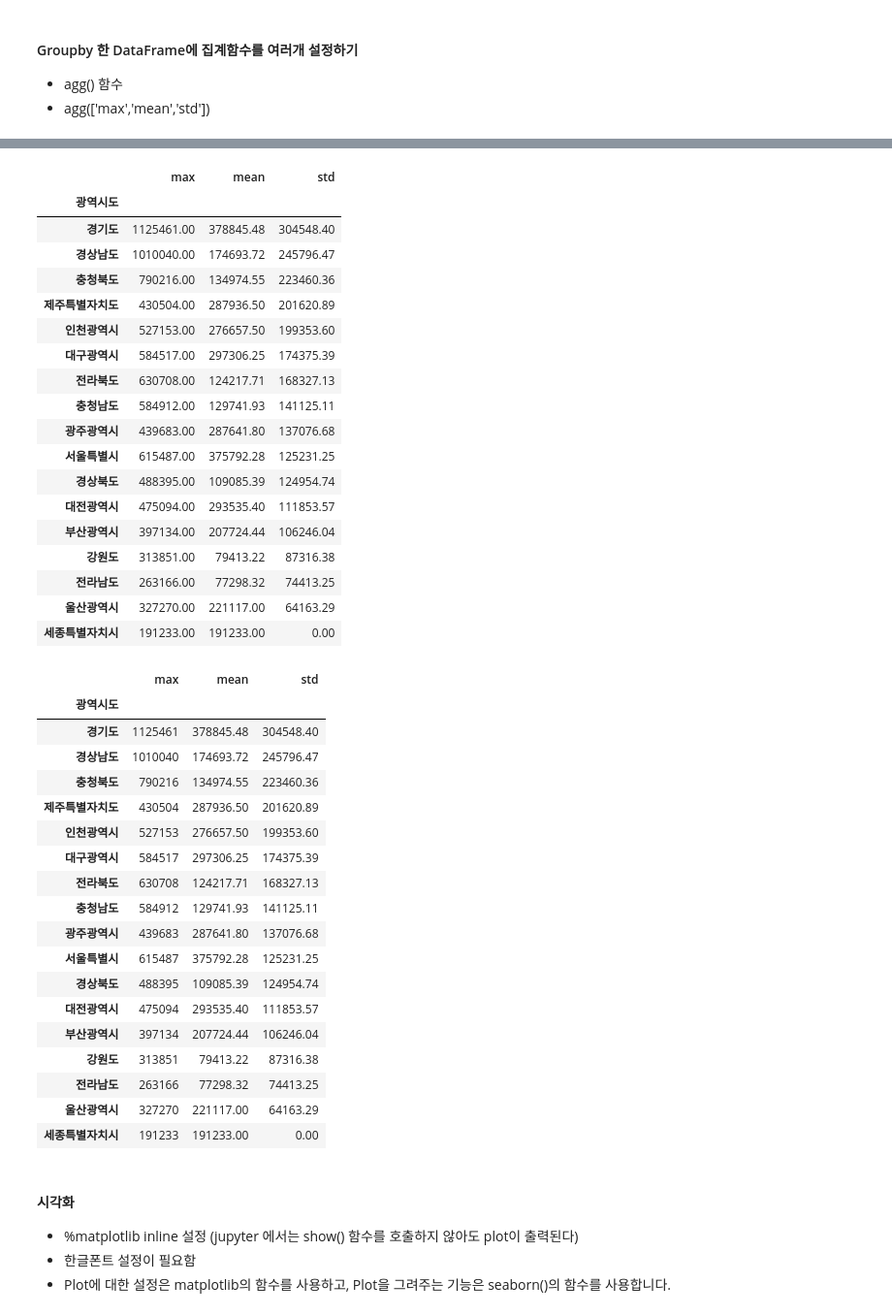
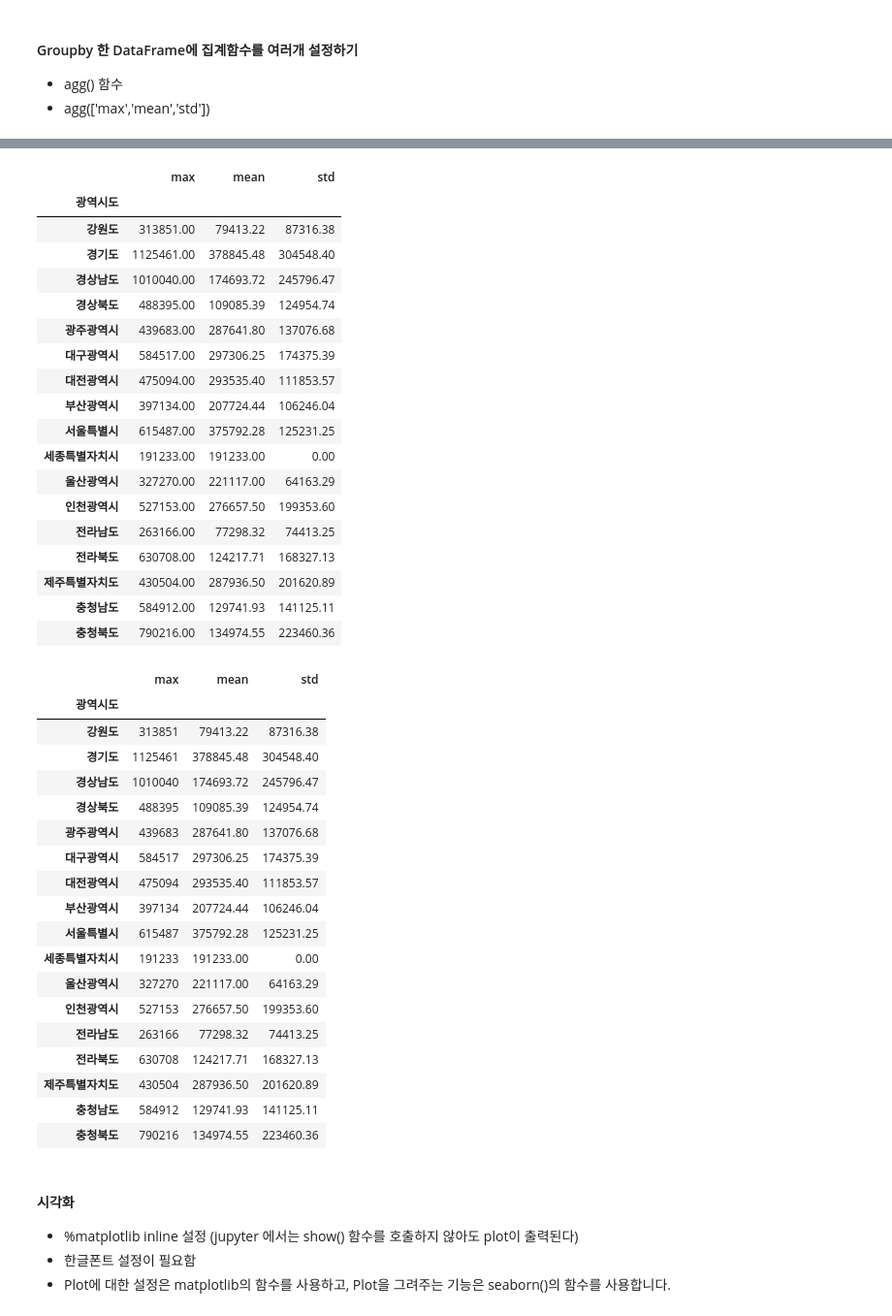
Before and after one commit to seoyeon020/Python_Webscraping_Analysis, a Jupyter notebook: 03.행정구역정보_분석과시각화.ipynb, the cells around one changed output, grey strips where cells are left out. Shown at 97% size. Drawn from its saved outputs; the diff is of its cells as text; code cells hidden in the pictures.

```diff
--- a/03.행정구역정보_분석과시각화.ipynb
+++ b/03.행정구역정보_분석과시각화.ipynb
@@ -765,2 +766,3 @@ for sido_name in data['광역시도'].unique():
 # %%
 # agg() 함수 사용 - 그룹핑한 데이터를 여러개의 집계함수를 사용해서 새로운 DataFrame 객체 생성하기
+group_agg_df = data.groupby('광역시도')['인구수'].agg(['max','mean','std']).fillna(0)
@@ -787,47 +769,51 @@ for sido_name in data['광역시도'].unique():
 # %%
 # DataFrame의 style.format() 함수 사용하기
+group_agg_df.style.format('{0:.2f}')
 # %% [output]
 |  | max | mean | std |
 | 광역시도 |  |  |  |
+| 강원도 | 313851.00 | 79413.22 | 87316.38 |
 | 경기도 | 1125461.00 | 378845.48 | 304548.40 |
 | 경상남도 | 1010040.00 | 174693.72 | 245796.47 |
-| 충청북도 | 790216.00 | 134974.55 | 223460.36 |
-| 제주특별자치도 | 430504.00 | 287936.50 | 201620.89 |
-| 인천광역시 | 527153.00 | 276657.50 | 199353.60 |
+| 경상북도 | 488395.00 | 109085.39 | 124954.74 |
+| 광주광역시 | 439683.00 | 287641.80 | 137076.68 |
 | 대구광역시 | 584517.00 | 297306.25 | 174375.39 |
-| 전라북도 | 630708.00 | 124217.71 | 168327.13 |
-| 충청남도 | 584912.00 | 129741.93 | 141125.11 |
-| 광주광역시 | 439683.00 | 287641.80 | 137076.68 |
-| 서울특별시 | 615487.00 | 375792.28 | 125231.25 |
-| 경상북도 | 488395.00 | 109085.39 | 124954.74 |
 | 대전광역시 | 475094.00 | 293535.40 | 111853.57 |
 | 부산광역시 | 397134.00 | 207724.44 | 106246.04 |
-| 강원도 | 313851.00 | 79413.22 | 87316.38 |
+| 서울특별시 | 615487.00 | 375792.28 | 125231.25 |
+| 세종특별자치시 | 191233.00 | 191233.00 | 0.00 |
+| 울산광역시 | 327270.00 | 221117.00 | 64163.29 |
+| 인천광역시 | 527153.00 | 276657.50 | 199353.60 |
 | 전라남도 | 263166.00 | 77298.32 | 74413.25 |
-| 울산광역시 | 327270.00 | 221117.00 | 64163.29 |
-| 세종특별자치시 | 191233.00 | 191233.00 | 0.00 |
+| 전라북도 | 630708.00 | 124217.71 | 168327.13 |
+| 제주특별자치도 | 430504.00 | 287936.50 | 201620.89 |
+| 충청남도 | 584912.00 | 129741.93 | 141125.11 |
+| 충청북도 | 790216.00 | 134974.55 | 223460.36 |
 # %%
 # 컬럼의 값을 변경하기 map() 함수를 사용하여 포맷하기
+group_agg_df['mean'] = group_agg_df['mean'].map('{:.2f}'.format)
+group_agg_df['std'] = group_agg_df['std'].map('{:.2f}'.format)
+group_agg_df
 # %% [output]
 |  | max | mean | std |
 | 광역시도 |  |  |  |
+| 강원도 | 313851 | 79413.22 | 87316.38 |
 | 경기도 | 1125461 | 378845.48 | 304548.40 |
 | 경상남도 | 1010040 | 174693.72 | 245796.47 |
-| 충청북도 | 790216 | 134974.55 | 223460.36 |
-| 제주특별자치도 | 430504 | 287936.50 | 201620.89 |
-| 인천광역시 | 527153 | 276657.50 | 199353.60 |
+| 경상북도 | 488395 | 109085.39 | 124954.74 |
+| 광주광역시 | 439683 | 287641.80 | 137076.68 |
 | 대구광역시 | 584517 | 297306.25 | 174375.39 |
-| 전라북도 | 630708 | 124217.71 | 168327.13 |
-| 충청남도 | 584912 | 129741.93 | 141125.11 |
-| 광주광역시 | 439683 | 287641.80 | 137076.68 |
-| 서울특별시 | 615487 | 375792.28 | 125231.25 |
-| 경상북도 | 488395 | 109085.39 | 124954.74 |
 | 대전광역시 | 475094 | 293535.40 | 111853.57 |
 | 부산광역시 | 397134 | 207724.44 | 106246.04 |
-| 강원도 | 313851 | 79413.22 | 87316.38 |
+| 서울특별시 | 615487 | 375792.28 | 125231.25 |
+| 세종특별자치시 | 191233 | 191233.00 | 0.00 |
+| 울산광역시 | 327270 | 221117.00 | 64163.29 |
+| 인천광역시 | 527153 | 276657.50 | 199353.60 |
 | 전라남도 | 263166 | 77298.32 | 74413.25 |
-| 울산광역시 | 327270 | 221117.00 | 64163.29 |
-| 세종특별자치시 | 191233 | 191233.00 | 0.00 |
+| 전라북도 | 630708 | 124217.71 | 168327.13 |
+| 제주특별자치도 | 430504 | 287936.50 | 201620.89 |
+| 충청남도 | 584912 | 129741.93 | 141125.11 |
+| 충청북도 | 790216 | 134974.55 | 223460.36 |
 # %% [markdown]
 #### 시각화
 * %matplotlib inline 설정 (jupyter 에서는 show() 함수를 호출하지 않아도 plot이 출력된다)
```
Also changed, not shown: parts of 2 cells of this notebook.
